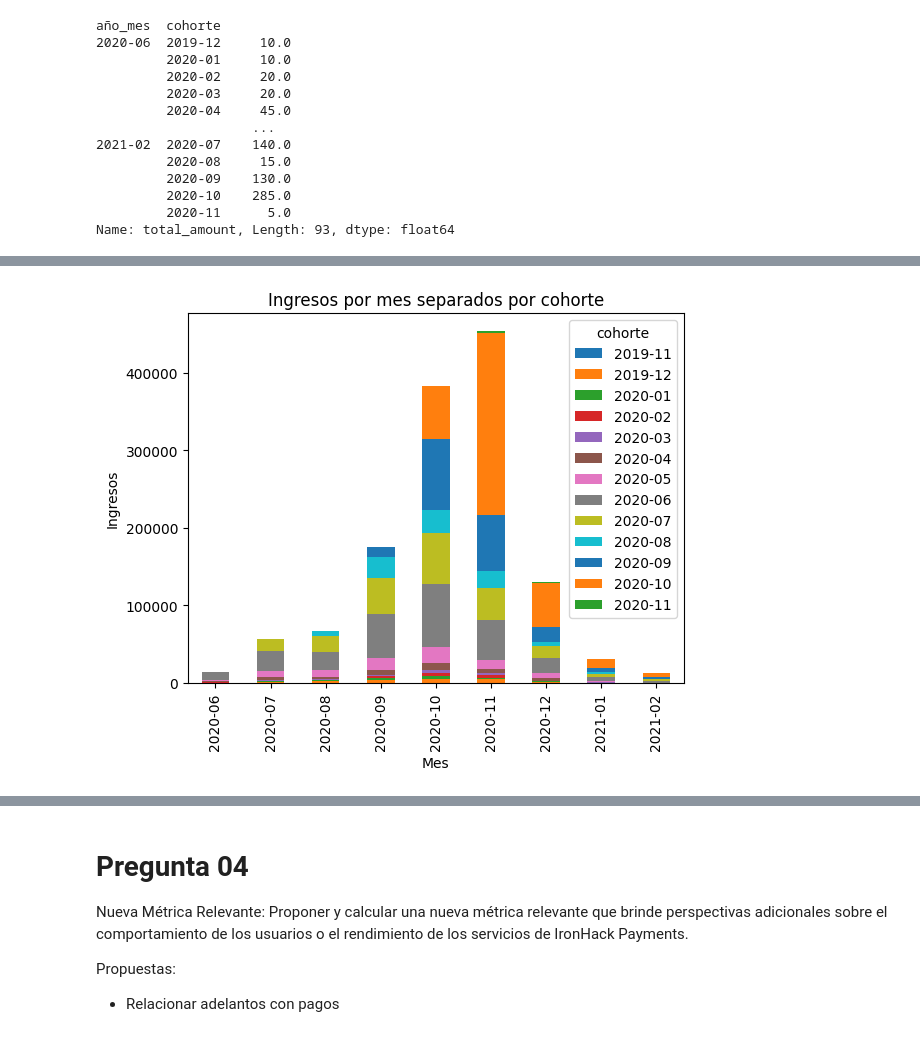
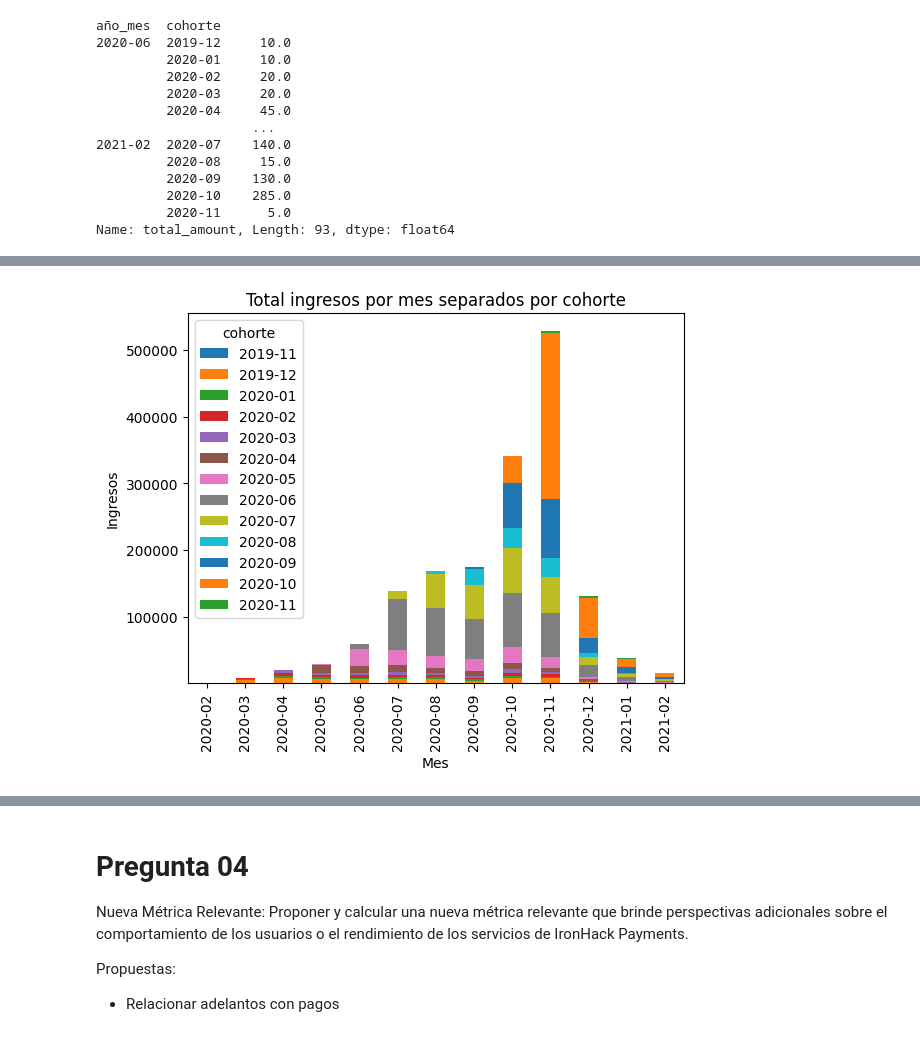
Before and after one commit to moiatgit/project-1-ironhack-payments-es, a Jupyter notebook: grupo3.ipynb, the cells around one changed output, grey strips where cells are left out. Saved outputs shown, nothing was run; the diff lists cells and outputs as text; code cells hidden in the pictures.

```diff
--- a/grupo3.ipynb
+++ b/grupo3.ipynb
@@ -854,4 +854,7 @@ año_mes  cohorte
          2020-11      5.0
 Name: total_amount, Length: 93, dtype: float64
 # %%
-# mergearlos
+# Tenemos dos Series con el mismo index (año-mes y cohorte) y un valor asociado.
+# Queremos sumar los valores que coinciden en índice y los que no, que se quede el valor existente
+total_ingresos_series = ingresos_cash.add(ingresos_fees, fill_value=0)
+total_ingresos_series
@@ -888,0 +875,3 @@ ingresos_mes
+# %%
+total_ingresos = total_ingresos_series.to_frame(name='ingresos').reset_index()
+total_ingresos
@@ -889,13 +892,13 @@ ingresos_mes
 # %%
 # 3c. Visualizar resultados
-df_pivot = ingresos_mes.pivot(index='año_mes_ingreso', columns='cohorte', values='ingresos').fillna(0)
+df_pivot = total_ingresos.pivot(index='año_mes', columns='cohorte', values='ingresos').fillna(0)
 df_pivot.plot(kind='bar', stacked=True)
 plt.xlabel('Mes')
 plt.ylabel('Ingresos')
-plt.title('Ingresos por mes separados por cohorte')
+plt.title('Total ingresos por mes separados por cohorte')
 plt.show()
 # %% [output]
-[figure, old version]
+[figure, new version]
 # %%
 #Como esperabamos las columnas muestran una distribución similar a las entradas pero desplazadas en el tiempo, pues son pagadas después del adelanto.
 # %%
```
Also changed, not shown: parts of 5 cells of this notebook.
